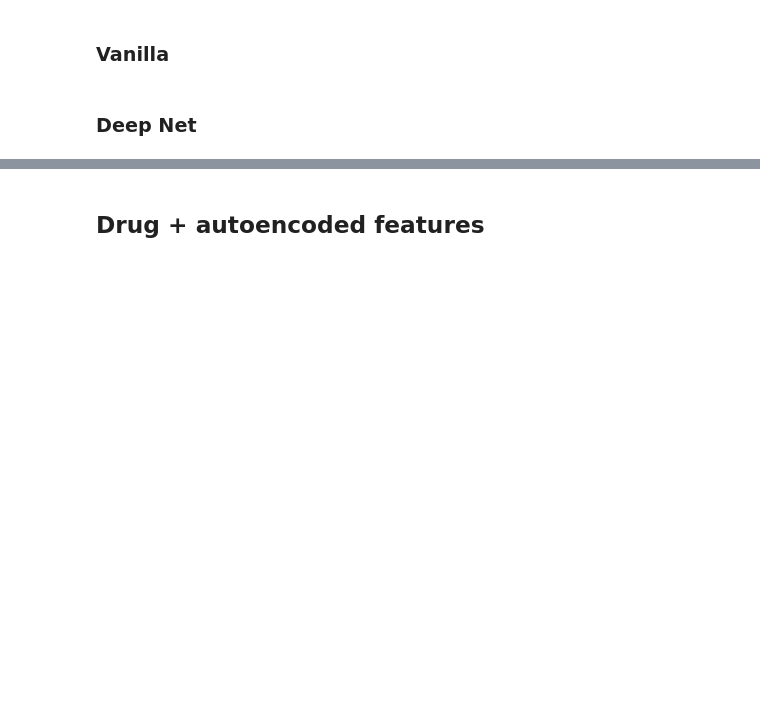
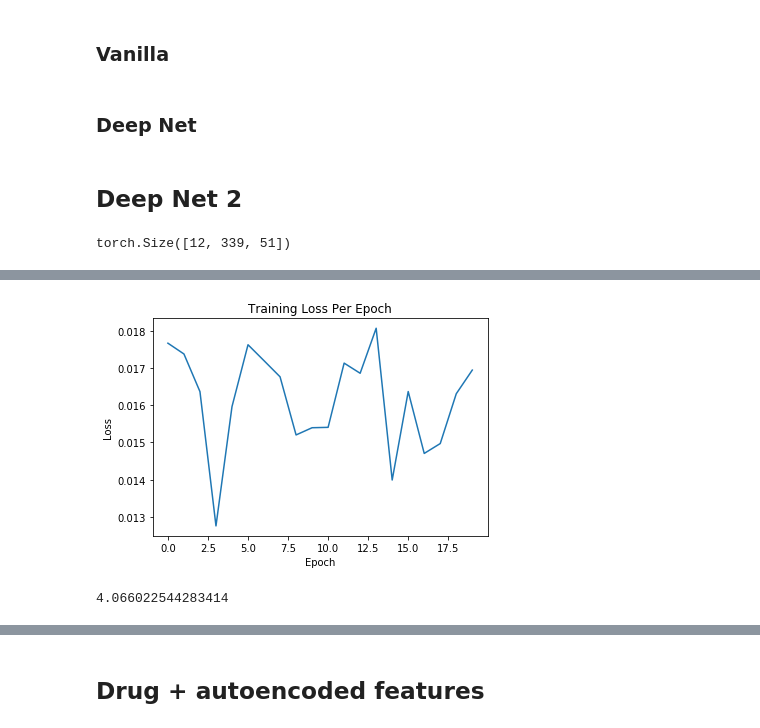
Before and after one commit to mahermassoud/mr-ridc, a Jupyter notebook: normalized_Classifier.ipynb, the cells around one changed output, grey strips where cells are left out. Drawn from its saved outputs; the diff is of its cells as text; code cells hidden in the pictures; blank space fills up the shorter version.

```diff
--- a/normalized_Classifier.ipynb
+++ b/normalized_Classifier.ipynb
@@ -72,7 +72,8 @@ class AchillesDataset(Dataset):
 
   def __init__(
     self,
-    data_fp="/content/drive/My Drive/Mr RIDC/Data",
+    #data_fp="/content/drive/My Drive/Mr RIDC/Data",
+    data_fp="/home/paperspace/Documents/Code/mr-ridc/data",
     axis="cell_line",
     datasets=["crispr"],
     drug_feature_fp=None, # TODO replace with drug_features enum
@@ -234,7 +235,9 @@ if __name__ == "__main__":
 
   print("----------Iterating over cell lines-----------")
   #DD = "/Users/massoudmaher/Documents/Code/mr-ridc/data"
-  DD = "/content/drive/My Drive/Mr RIDC/Data"
+  #DD = "/content/drive/My Drive/Mr RIDC/Data"
+  DD = "/home/paperspace/Documents/Code/mr-ridc/data"
+
 
   # cell_achilles_loader = DataLoader(cell_achilles, batch_size=4, shuffle=False)
   # i = 0
@@ -611,15 +614,15 @@ def train(criterion, learningRate, batchSize, dataset, dropout = False, dropoutR
 
   # CHANGE CLASSIFIER HERE
   #classifier = DeepClassifier2(batchSize, shape).to(device)
-  classifier = DeepClassifier(batchSize, shape).to(device)
-  #classifier = VanillaClassifier(batchSize, shape).to(device)
+  #classifier = DeepClassifier(batchSize, shape).to(device)
+  classifier = VanillaClassifier(batchSize, shape).to(device)
   #classifier = ConvNet(batchSize, shape).to(device)
   #classifier = ConvNet_feat(batchSize, shape).to(device)
 
 
   # hyper parameters
   optimizer = torch.optim.Adam(classifier.parameters(), lr=learningRate)
-  epochs = 20
+  epochs = 70
 
   # training loop
   losses_train = []
@@ -633,7 +636,7 @@ def train(criterion, learningRate, batchSize, dataset, dropout = False, dropoutR
       moa_hot_encoded = torch.tensor(hot_encode_moa_batch(batch['moa_ind']), dtype=torch.long).to(device)
       dosage_drug_response = batch['response'].float().to(device)
       dosage_drug_response[torch.isnan(dosage_drug_response)] = 0 # Sets nan's to 0
-      dosage_drug_response = dosage_drug_response.reshape(batchSize, -1) # for fc classifiers
+      dosage_drug_response = dosage_drug_response.reshape(batchSize, -1) # for fc classifiers ?comment out for CNN?
       optimizer.zero_grad()
       preds = classifier(dosage_drug_response)
 
@@ -945,3 +949,17 @@ plt.title("Training Loss Per Epoch")
 plt.xlabel("Epoch")
 plt.ylabel("Loss")
 plt.show()
+# %% [markdown]
+## Deep Net 2
+# %%
+try:
+  del classifier
+  torch.cuda.empty_cache()
+  gc.collect()
+except:
+  pass
+classifierResults = train(nn.BCELoss(), .0001, 12, feat_drug_achilles, testModel=True)
+import pickle
+pickle.dump(classifierResults, open(path.join(DD, "models/norm_pca_feat_deep_net2.pickle"), "wb"))
+# %% [output]
+torch.Size([12, 339, 51])
@@ -947,0 +986,2 @@ plt.show()
+[figure, added]
+4.066022544283414
```
Also changed, not shown: parts of 12 cells of this notebook.
